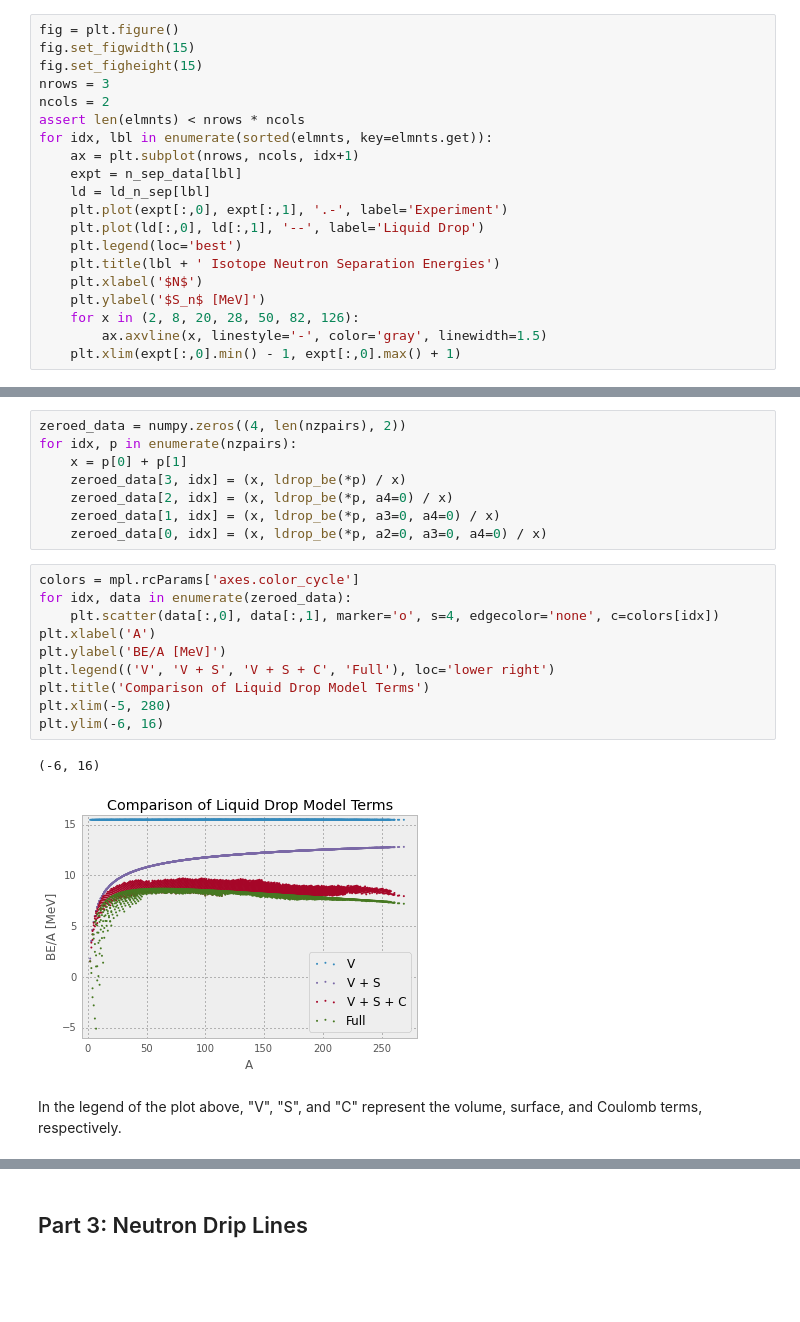
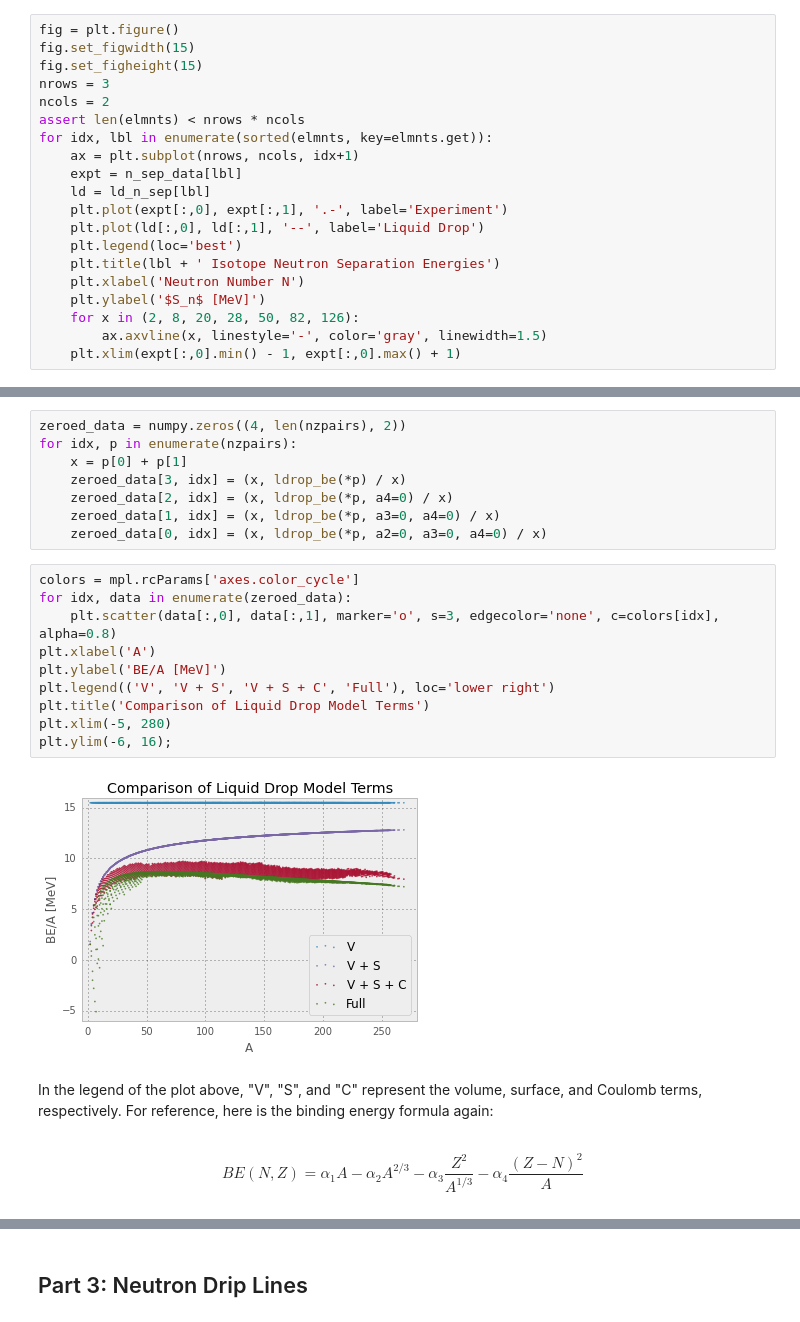
Before and after one commit to jbradt/structure_work, a Jupyter notebook: exercise_1/exercise_1.ipynb, the cells around one changed output, grey strips where cells are left out. Saved outputs shown, nothing was run; the diff lists cells and outputs as text; blank space fills up the shorter version.

```diff
--- a/exercise_1/exercise_1.ipynb
+++ b/exercise_1/exercise_1.ipynb
@@ -94,7 +94,7 @@ for idx, lbl in enumerate(sorted(elmnts, key=elmnts.get)):
     plt.plot(ld[:,0], ld[:,1], '--', label='Liquid Drop')
     plt.legend(loc='best')
     plt.title(lbl + ' Isotope Neutron Separation Energies')
-    plt.xlabel('$N$')
+    plt.xlabel('Neutron Number N')
     plt.ylabel('$S_n$ [MeV]')
     for x in (2, 8, 20, 28, 50, 82, 126):
         ax.axvline(x, linestyle='-', color='gray', linewidth=1.5)
@@ -152,15 +151,16 @@ for idx, p in enumerate(nzpairs):
 # %%
 colors = mpl.rcParams['axes.color_cycle']
 for idx, data in enumerate(zeroed_data):
-    plt.scatter(data[:,0], data[:,1], marker='o', s=4, edgecolor='none', c=colors[idx])
+    plt.scatter(data[:,0], data[:,1], marker='o', s=3, edgecolor='none', c=colors[idx], alpha=0.8)
 plt.xlabel('A')
 plt.ylabel('BE/A [MeV]')
 plt.legend(('V', 'V + S', 'V + S + C', 'Full'), loc='lower right')
 plt.title('Comparison of Liquid Drop Model Terms')
 plt.xlim(-5, 280)
-plt.ylim(-6, 16)
+plt.ylim(-6, 16);
 # %% [output]
-(-6, 16)
-[figure, old version]
+[figure, new version]
 # %% [markdown]
-In the legend of the plot above, "V", "S", and "C" represent the volume, surface, and Coulomb terms, respectively.
+In the legend of the plot above, "V", "S", and "C" represent the volume, surface, and Coulomb terms, respectively. For reference, here is the binding energy formula again:
+# %% [markdown]
+$$ BE(N,Z) = \alpha_1 A - \alpha_2 A^{2/3} - \alpha_3 \frac{Z^2}{A^{1/3}} - \alpha_4 \frac{(Z-N)^2}{A} $$
```
Also changed, not shown: parts of 7 cells of this notebook, 1 other file.
